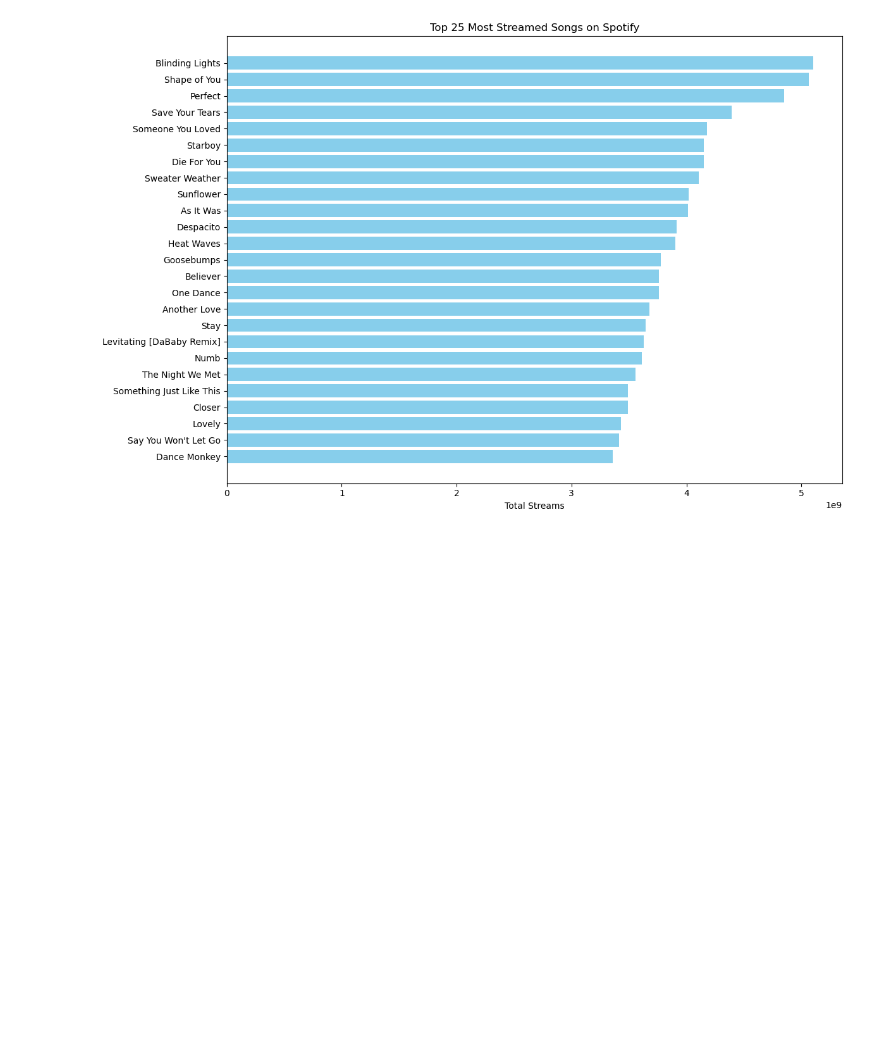
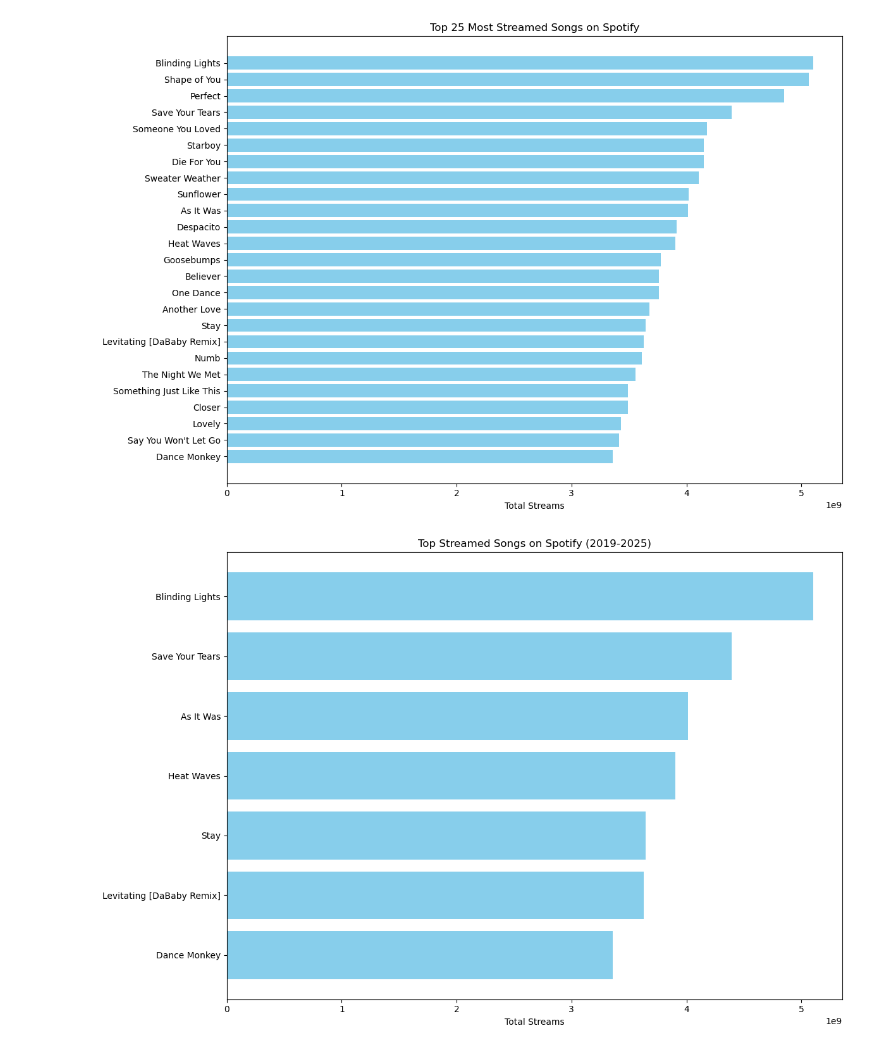
Before and after one commit to abdu1ahiali/AI, a Jupyter notebook: Top Tracks.ipynb, the cells around one changed output. Cells and saved outputs as stored; diff of their text form; code cells hidden in the pictures; blank space fills up the shorter version.

```diff
--- a/Top Tracks.ipynb
+++ b/Top Tracks.ipynb
@@ -160,3 +160,91 @@ plt.tight_layout()
 plt.show()
 # %% [output]
 [figure]
+# %%
+import pandas as pd
+import matplotlib.pyplot as plt
+
+# Your top 25 most streamed songs data
+data = {
+    "Rank": list(range(1, 26)),
+    "Spotify_ID": [
+        "ab67616d0000b2738863bc11d2aa12b54f5aeb36",
+        "ab67616d0000b273ba5db46f4b838ef6027e6f96",
+        "ab67616d0000b273ba5db46f4b838ef6027e6f96",
+        "ab67616d00004851b5097b81179824803664aaaf",
+        "ab67616d0000b2737b9639babbe96e25071ec1d4",
+        "ab67616d0000b2734718e2b124f79258be7bc452",
+        "ab67616d000048514718e2b124f79258be7bc452",
+        "ab67616d000048517177fb5667cdafd34b871257",
+        "ab67616d0000b2739478c87599550dd73bfa7e02",
+        "ab67616d000048512e8ed79e177ff6011076f5f0",
+        "ab67616d0000b273ef0d4234e1a645740f77d59c",
+        "ab67616d000048519e495fb707973f3390850eea",
+        "ab67616d0000b2730bffddcd4c83baab8303c44d",
+        "ab67616d0000b2735675e83f707f1d7271e5cf8a",
+        "ab67616d0000b2739416ed64daf84936d89e671c",
+        "ab67616d00004851c4d537d8c91fcecf90bc9454",
+        "ab67616d000048518e6551a2944764bc8e33a960",
+        "ab67616d00004851d4daf28d55fe4197ede848be",
+        "ab67616d00004851b4ad7ebaf4575f120eb3f193",
+        "ab67616d000048511fa318e90c9d4ddc6b480853",
+        "ab67616d0000b2730c13d3d5a503c84fcc60ae94",
+        "ab67616d0000b2737c3b8acbb943c8da17364f34",
+        "ab67616d0000b2738a3f0a3ca7929dea23cd274c",
+        "ab67616d0000b27320beb61f61fcbeb33b10a9ab",
+        "ab67616d0000b273aa1beea495a0070294c30e31"
+    ],
+    "Song": [
+        "Blinding Lights", "Shape of You", "Perfect", "Save Your Tears", "Someone You Loved",
+        "Starboy", "Die For You", "Sweater Weather", "Sunflower", "As It Was",
+        "Despacito", "Heat Waves", "Goosebumps", "Believer", "One Dance",
+        "Another Love", "Stay", "Levitating [DaBaby Remix]", "Numb", "The Night We Met",
+        "Something Just Like This", "Closer", "Lovely", "Say You Won't Let Go", "Dance Monkey"
+    ],
+    "Artist": [
+        "The Weeknd", "Ed Sheeran", "Ed Sheeran", "The Weeknd", "Lewis Capaldi",
+        "The Weeknd ft. Daft Punk", "The Weeknd", "The Neighbourhood", "Post Malone & Swae Lee",
+        "Harry Styles", "Luis Fonsi ft. Daddy Yankee", "Glass Animals", "Travis Scott ft. Kendrick Lamar",
+        "Imagine Dragons", "Drake ft. Wizkid & Kyla", "Tom Odell", "The Kid Laroi & Justin Bieber",
+        "Dua Lipa ft. DaBaby", "Linkin Park", "Lord Huron", "The Chainsmokers & Coldplay",
+        "The Chainsmokers ft. Halsey", "Billie Eilish & Khalid", "James Arthur", "Tones And I"
+    ],
+    "Streams": [
+        5101127155, 5065525299, 4848169054, 4390697725, 4180149443,
+        4152739501, 4150434760, 4106977542, 4017367374, 4013379155,
+        3913966600, 3906069250, 3776420697, 3761091156, 3758833566,
+        3676922012, 3642105200, 3628830916, 3610988753, 3554149561,
+        3489875865, 3488172181, 3432456609, 3411491560, 3358228164
+    ],
+    "Year": [
+        2019, 2017, 2017, 2020, 2018,
+        2016, 2016, 2012, 2018, 2022,
+        2017, 2020, 2016, 2017, 2016,
+        2013, 2021, 2020, 2003, 2015,
+        2017, 2016, 2018, 2016, 2019
+    ]
+}
+
+# Create DataFrame
+df = pd.DataFrame(data)
+
+# Filter songs released between 2019 and 2025
+df_filtered = df[(df['Year'] >= 2019) & (df['Year'] <= 2025)]
+
+# Sort by Streams descending
+df_sorted = df_filtered.sort_values(by='Streams', ascending=False)
+
+# Plot the top songs by total streams
+plt.figure(figsize=(12, 8))
+plt.barh(df_sorted['Song'], df_sorted['Streams'], color='skyblue')
+plt.xlabel('Total Streams')
+plt.title('Top Streamed Songs on Spotify (2019-2025)')
+plt.gca().invert_yaxis()  # Highest streams at the top
+plt.tight_layout()
+plt.show()
+
+# Find the most played song in this period
+most_played = df_sorted.iloc[0]
+print(f"The most played song on Spotify from 2019 to 2025 is '{most_played['Song']}' by {most_played['Artist']} with {most_played['Streams']:,} total streams.")
+# %% [output]
+[figure, added]
```
Also changed, not shown: parts of 1 cell of this notebook.
